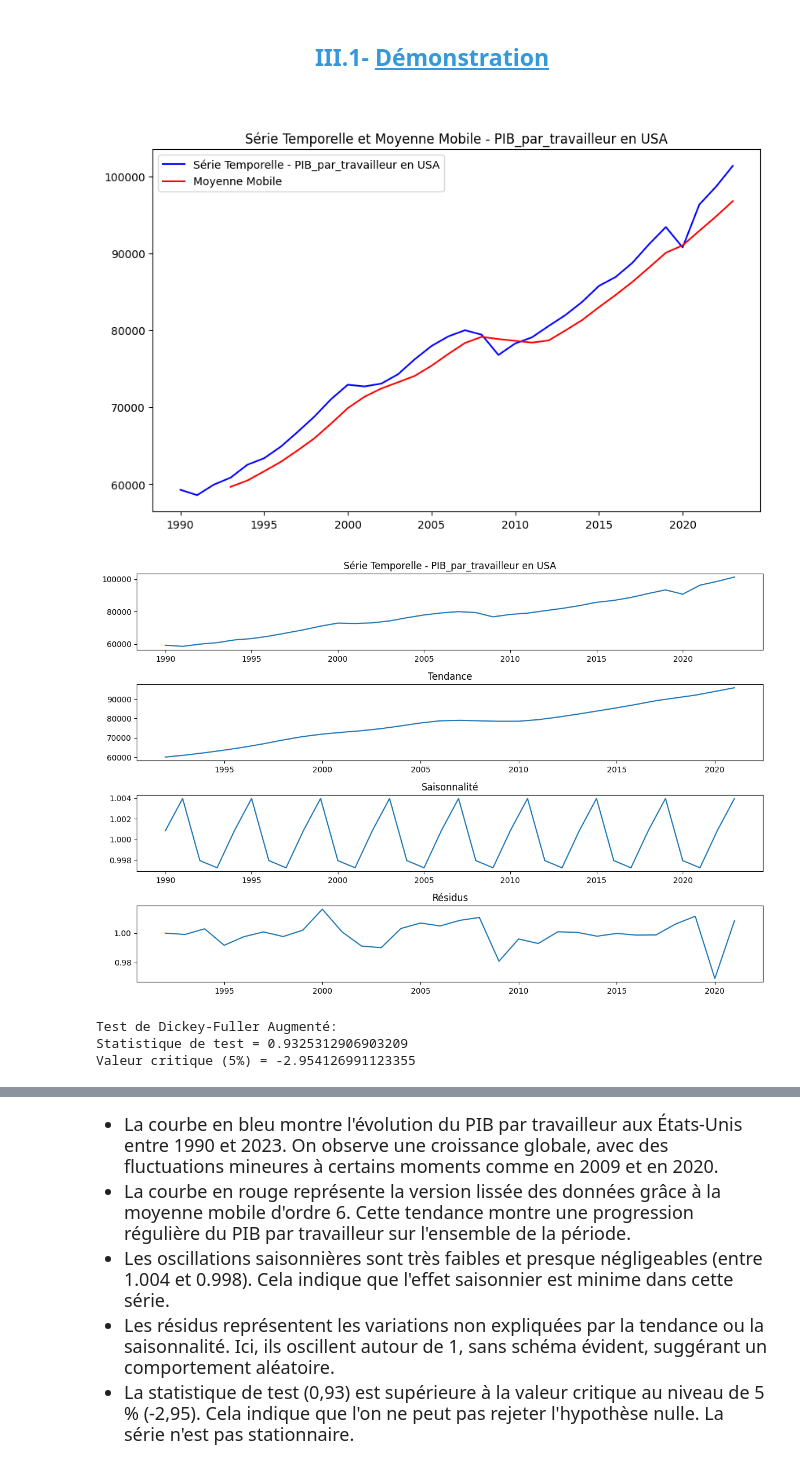
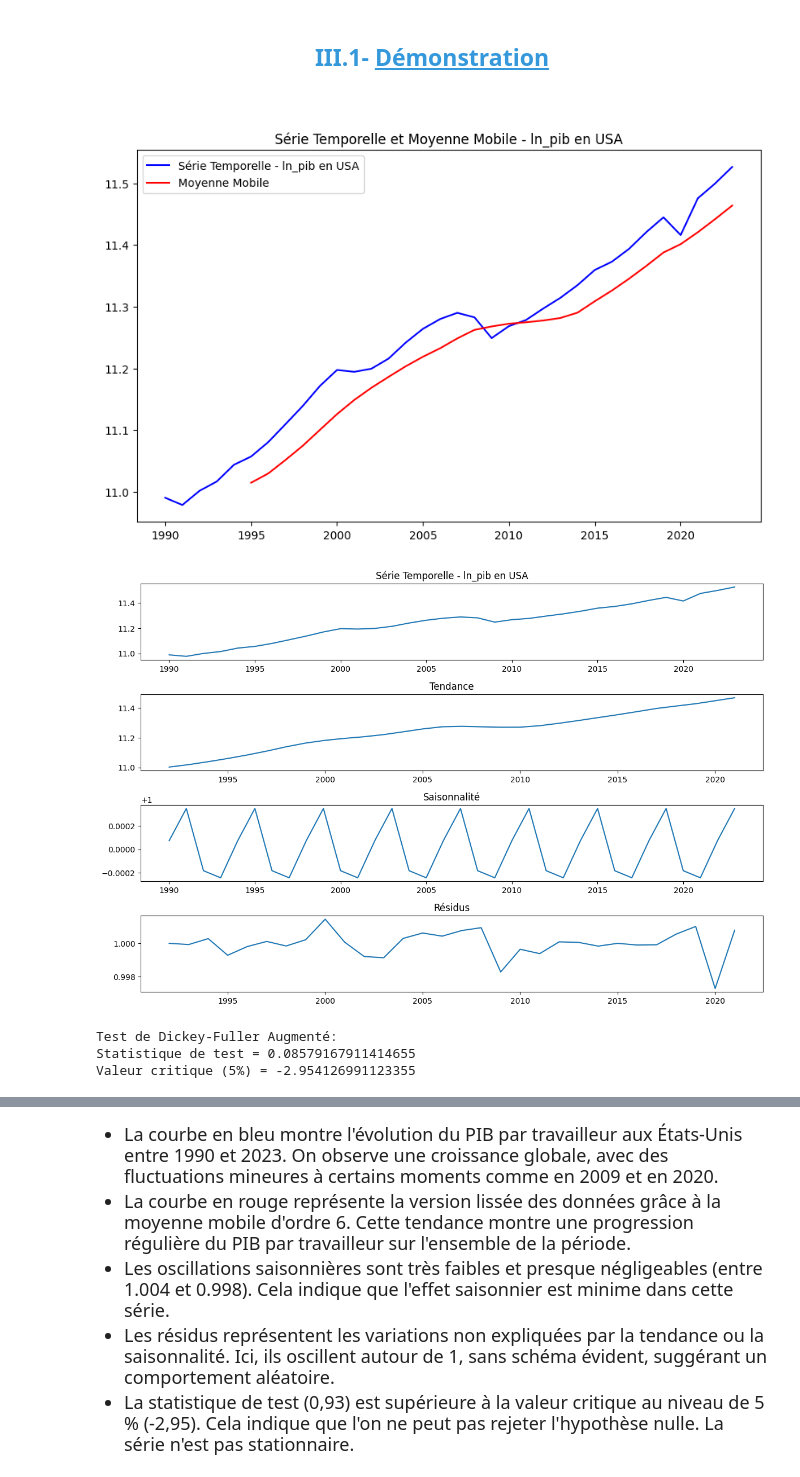
Before and after one commit to tziemiNgansop237/Projet_Python, a Jupyter notebook: src/analyse_des_donnees.ipynb, the cells around one changed output, grey strips where cells are left out. Saved outputs shown, nothing was run; the diff lists cells and outputs as text; code cells hidden in the pictures.

Commit message:
amelioration des notebook pour l'analyse et la preparation des donneess

```diff
--- a/src/analyse_des_donnees.ipynb
+++ b/src/analyse_des_donnees.ipynb
@@ -324,11 +324,14 @@ Pour ce qui est de l'analysee des séries temporelles, nous utilisons la fonctio
 # %% [markdown]
 <h2 style="font-family: 'Georgia', serif; text-align: center; font-size: 23px; color: #3498db;">III.1- <u>Démonstration</u></h2>
 <br/>
-# %%
-d.analyse_serie_temporelle(data,'PIB_par_travailleur', 'USA')
-# %% [output]
-[figure, removed]
-[figure, removed]
-Test de Dickey-Fuller Augmenté:
-Statistique de test = 0.9325312906903209
-Valeur critique (5%) = -2.954126991123355
+# %%
+import numpy as np
+df = data.copy(deep =True)
+df['ln_pib'] = np.log(df['PIB_par_travailleur'])
+d.analyse_serie_temporelle(df,'ln_pib', 'USA')
+# %% [output]
+[figure, added]
+[figure, added]
+Test de Dickey-Fuller Augmenté:
+Statistique de test = 0.08579167911414655
+Valeur critique (5%) = -2.954126991123355
```
Also changed, not shown: parts of 9 cells of this notebook, 3 other files.
